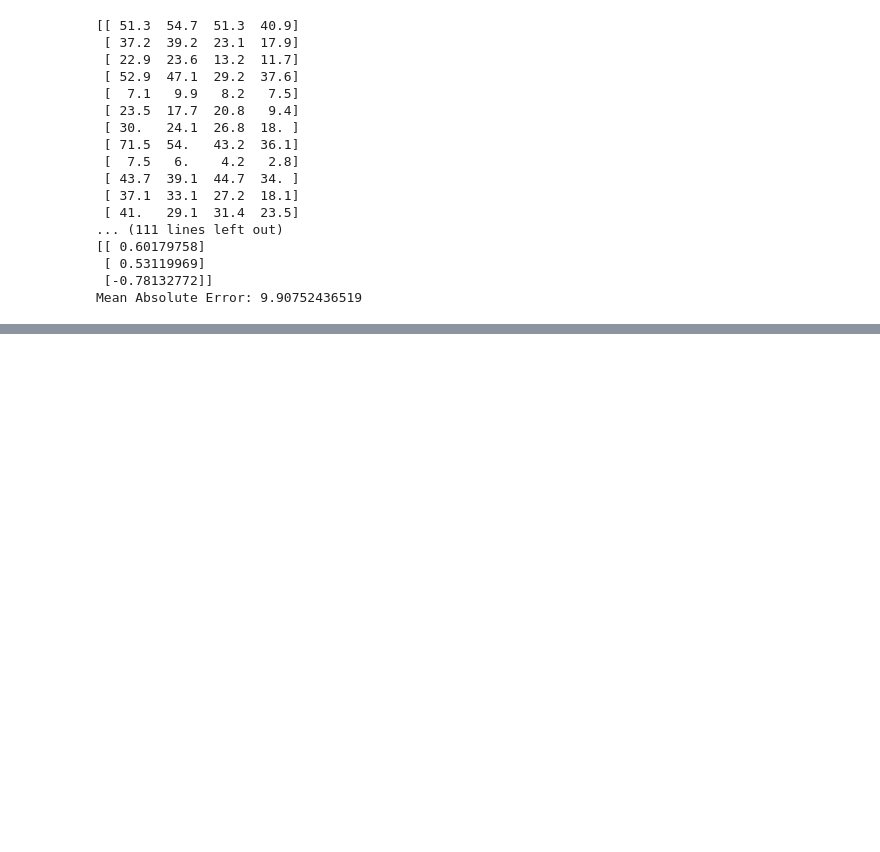
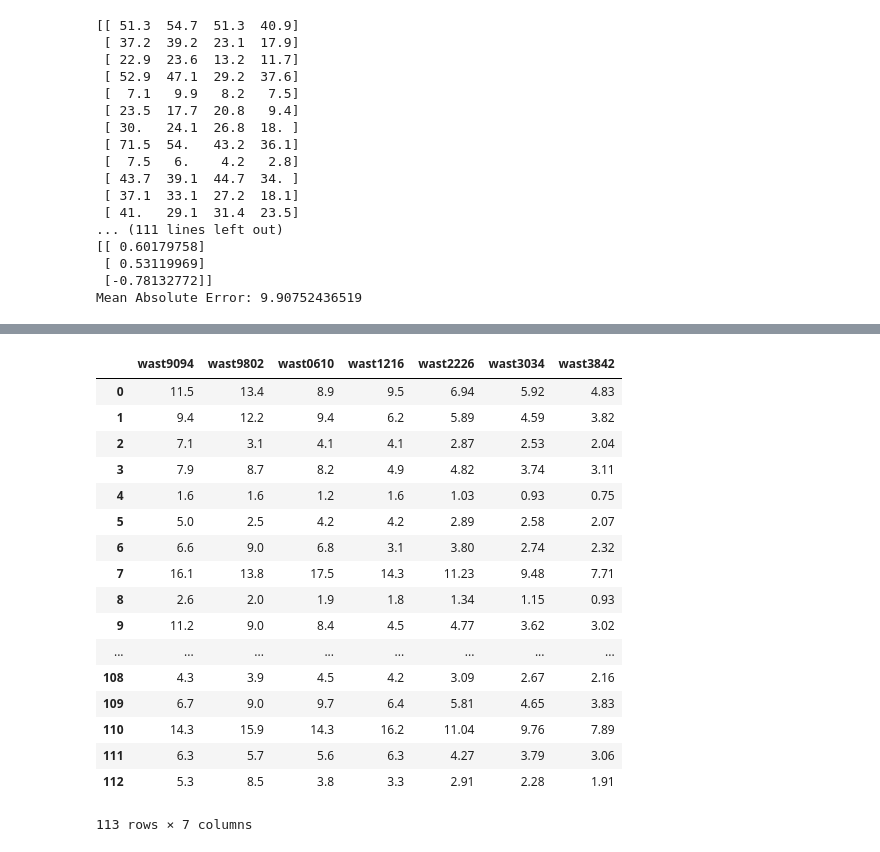
Before and after one commit to rohitshukla92/BigDataProject, a Jupyter notebook: Global Hunger Index.ipynb, the cells around one changed output, grey strips where cells are left out. Cells and saved outputs as stored; diff of their text form; code cells hidden in the pictures; blank space fills up the shorter version.

Commit message:
GHI regression completed.

```diff
--- a/Global Hunger Index.ipynb
+++ b/Global Hunger Index.ipynb
@@ -507,13 +648,7 @@ Mean Absolute Error: 9.90752436519
 # %%
-X_param3=GHI_rdd4.map(lambda x: [x[3],x[7],x[11],x[15]])
+X_param3=GHI_rdd4.map(lambda x: [x[3],x[7],x[11],x[15]]).filter(lambda x: x[0]!="wast9094")
 X_param3=np.array(X_param3.collect())
 print(X_param3)
 
-
-RidgeRegression(X_param3, 1)
-RidgeRegression(X_param3, .1)#adjusting penalty: worse
-RidgeRegression(X_param3, 10)#better
-RidgeRegression(X_param3, 100)#worse
-RidgeRegression(X_param3, 10, .01) #gives error because learning rate is too high
-RidgeRegression(X_param3, 10, .00001, 10000) #lower learning rate, more epochs: finds finer-grained solution
+best_beta_val_WAST = RidgeRegression(X_param3, 1)
 # %% [output]
@@ -537,0 +704,15 @@ ValueError: could not convert string to float: 'wast9094'
+# %%
+X_param3_df_2024 = np.array(X_param3_df)
+sess = tf.InteractiveSession()
+best_beta_val_WAST = np.array(best_beta_val_WAST, dtype=np.float64)
+X_param3_2032 = tf.matmul(X_param3_df_2024[:,2:], best_beta_val_WAST, name="predictions")
+s = X_param3_2032.eval()
+print(s)
+
+#close the session to release resources
+sess.close()
+
+X_param3_df_2024 = pd.DataFrame(X_param3_df_2024)
+X_param3_df_2024 = X_param3_df_2024.rename(index=str, columns={0: "wast9094", 1: "wast9802",2: "wast0610",3: "wast1216",4: "wast2226"})
+s[s < 0] = 0
+X_param3_df_2024['wast3034'] = s
@@ -537,0 +737,15 @@ ValueError: could not convert string to float: 'wast9094'
+# %%
+X_param3_df_2032 = np.array(X_param3_df_2024)
+sess = tf.InteractiveSession()
+best_beta_val_WAST = np.array(best_beta_val_WAST, dtype=np.float64)
+X_param3_2040 = tf.matmul(X_param3_df_2032[:,3:], best_beta_val_WAST, name="predictions")
+s = X_param3_2040.eval()
+print(s)
+
+#close the session to release resources
+sess.close()
+
+X_param3_df_2032 = pd.DataFrame(X_param3_df_2032)
+X_param3_df_2032 = X_param3_df_2032.rename(index=str, columns={0: "wast9094", 1: "wast9802",2: "wast0610",3: "wast1216",4: "wast2226",5: "wast3034"})
+s[s < 0] = 0
+X_param3_df_2032['wast3842'] = s
@@ -538 +770,23 @@ ValueError: could not convert string to float: 'wast9094'
+# %%
+X_param3_df_2032 = X_param3_df_2032.round(2)
+X_param3_df_2032
+# %% [output]
+|  | wast9094 | wast9802 | wast0610 | wast1216 | wast2226 | wast3034 | wast3842 |
+| 0 | 11.5 | 13.4 | 8.9 | 9.5 | 6.94 | 5.92 | 4.83 |
+| 1 | 9.4 | 12.2 | 9.4 | 6.2 | 5.89 | 4.59 | 3.82 |
+| 2 | 7.1 | 3.1 | 4.1 | 4.1 | 2.87 | 2.53 | 2.04 |
+| 3 | 7.9 | 8.7 | 8.2 | 4.9 | 4.82 | 3.74 | 3.11 |
+| 4 | 1.6 | 1.6 | 1.2 | 1.6 | 1.03 | 0.93 | 0.75 |
+| 5 | 5.0 | 2.5 | 4.2 | 4.2 | 2.89 | 2.58 | 2.07 |
+| 6 | 6.6 | 9.0 | 6.8 | 3.1 | 3.80 | 2.74 | 2.32 |
+| 7 | 16.1 | 13.8 | 17.5 | 14.3 | 11.23 | 9.48 | 7.71 |
+| 8 | 2.6 | 2.0 | 1.9 | 1.8 | 1.34 | 1.15 | 0.93 |
+| 9 | 11.2 | 9.0 | 8.4 | 4.5 | 4.77 | 3.62 | 3.02 |
+| ... | ... | ... | ... | ... | ... | ... | ... |
+| 108 | 4.3 | 3.9 | 4.5 | 4.2 | 3.09 | 2.67 | 2.16 |
+| 109 | 6.7 | 9.0 | 9.7 | 6.4 | 5.81 | 4.65 | 3.83 |
+| 110 | 14.3 | 15.9 | 14.3 | 16.2 | 11.04 | 9.76 | 7.89 |
+| 111 | 6.3 | 5.7 | 5.6 | 6.3 | 4.27 | 3.79 | 3.06 |
+| 112 | 5.3 | 8.5 | 3.8 | 3.3 | 2.91 | 2.28 | 1.91 |
+113 rows × 7 columns
 # %%
```
Also changed, not shown: parts of 18 cells of this notebook.
